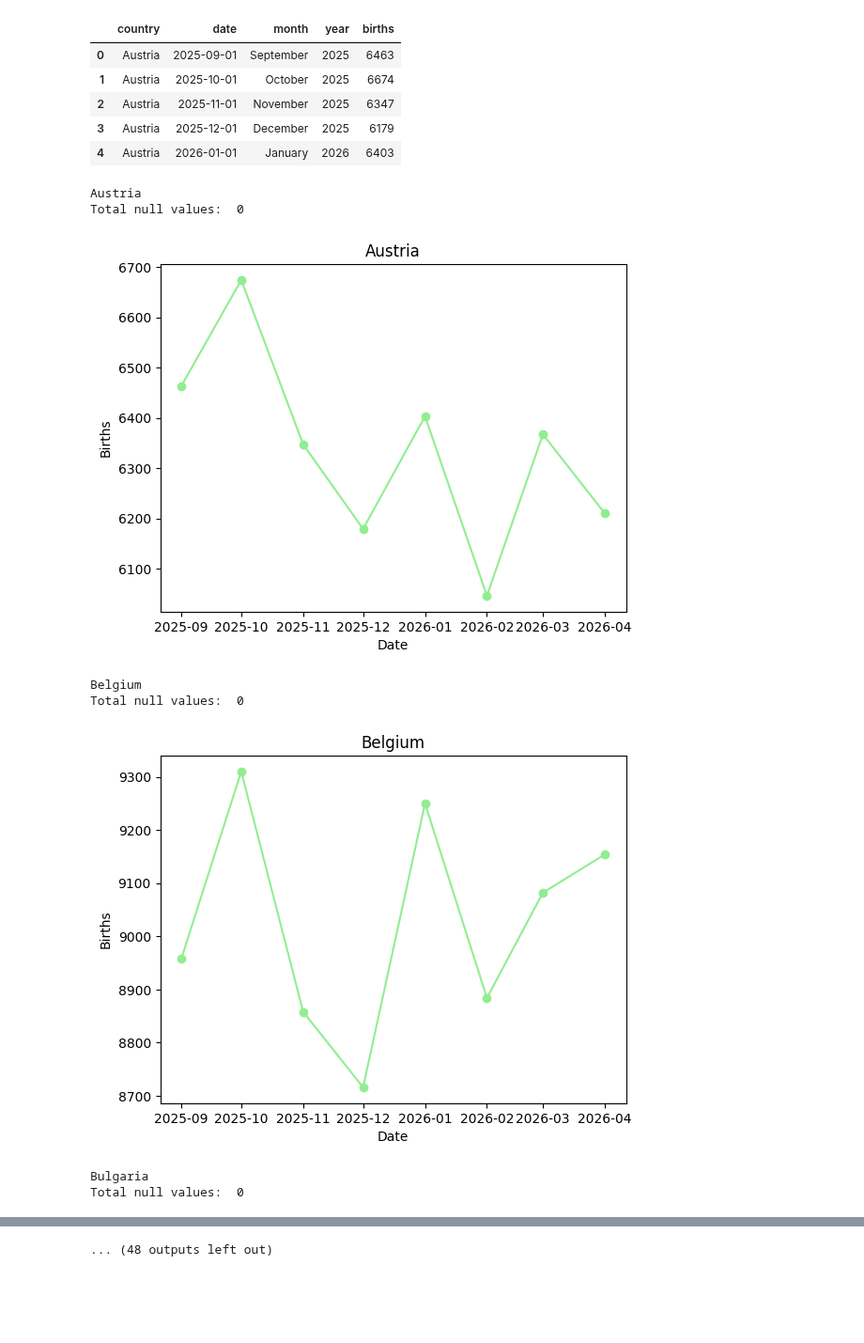
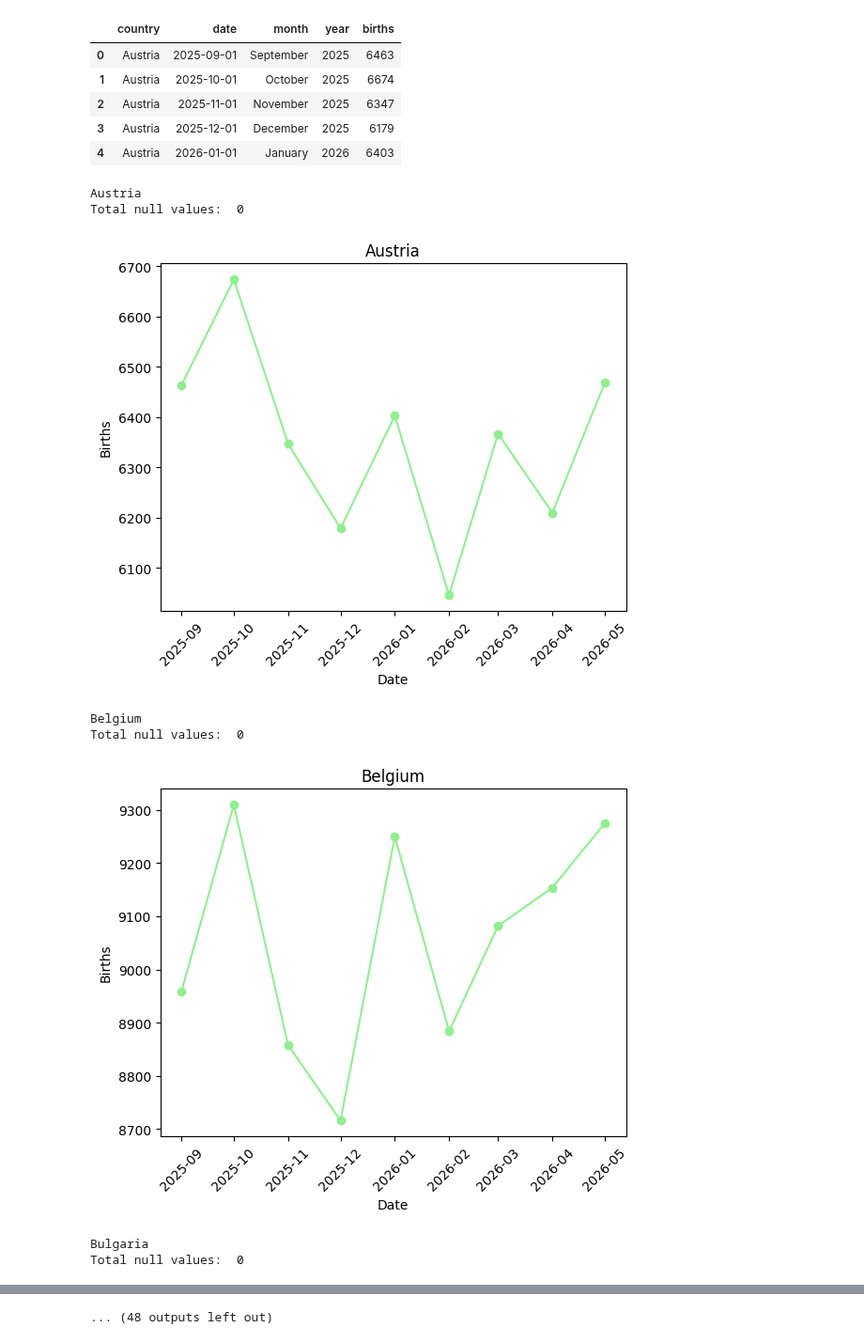
Before and after one commit to european-modelling-hubs/RespiCompass, a Jupyter notebook: auxiliary-data/births/raw-data/parse_eurostat_births.ipynb, the cells around one changed output, grey strips where cells are left out. Shown at 94% size. Drawn from its saved outputs; the diff is of its cells as text; code cells hidden in the pictures; blank space fills up the shorter version.

```diff
--- a/auxiliary-data/births/raw-data/parse_eurostat_births.ipynb
+++ b/auxiliary-data/births/raw-data/parse_eurostat_births.ipynb
@@ -40,7 +40,7 @@ data.head()
 | 23 | ESTAT:DEMO_FMONTH(1.0) | 15/05/25 23:00:00 | Annual | Number | January | Austria | 2019 | 7061 | NaN | ... |
 # %%
 start_date = "2023-09-01"
-end_date = "2024-04-01"
+end_date = "2024-05-01"
 
 df_total = pd.DataFrame()
 for country in countries.country.values:
@@ -61,26 +61,27 @@ df_total.head()
 # %%
 # check for null values
 for country in df_total.country.unique():
     print(country)
     df_country = df_total.loc[df_total.country == country]
     null_vals = df_country.loc[df_country.births.isnull()].shape[0]
     print("Total null values: ", null_vals)
 
     if null_vals > 0:
         plt.plot(df_country.date, df_country.births, marker="o", color="red")
     else:
         plt.plot(df_country.date, df_country.births, marker="o", color="lightgreen")
 
     plt.xlabel("Date")
     plt.ylabel("Births")
     plt.title(country)
+    plt.xticks(rotation=45)
     plt.show()
 # %% [output]
 Austria
 Total null values:  0
-[figure, old version]
+[figure, new version]
 Belgium
 Total null values:  0
-[figure, old version]
+[figure, new version]
 Bulgaria
 Total null values:  0
```
Also changed, not shown: parts of 1 cell of this notebook, 1 other file.
